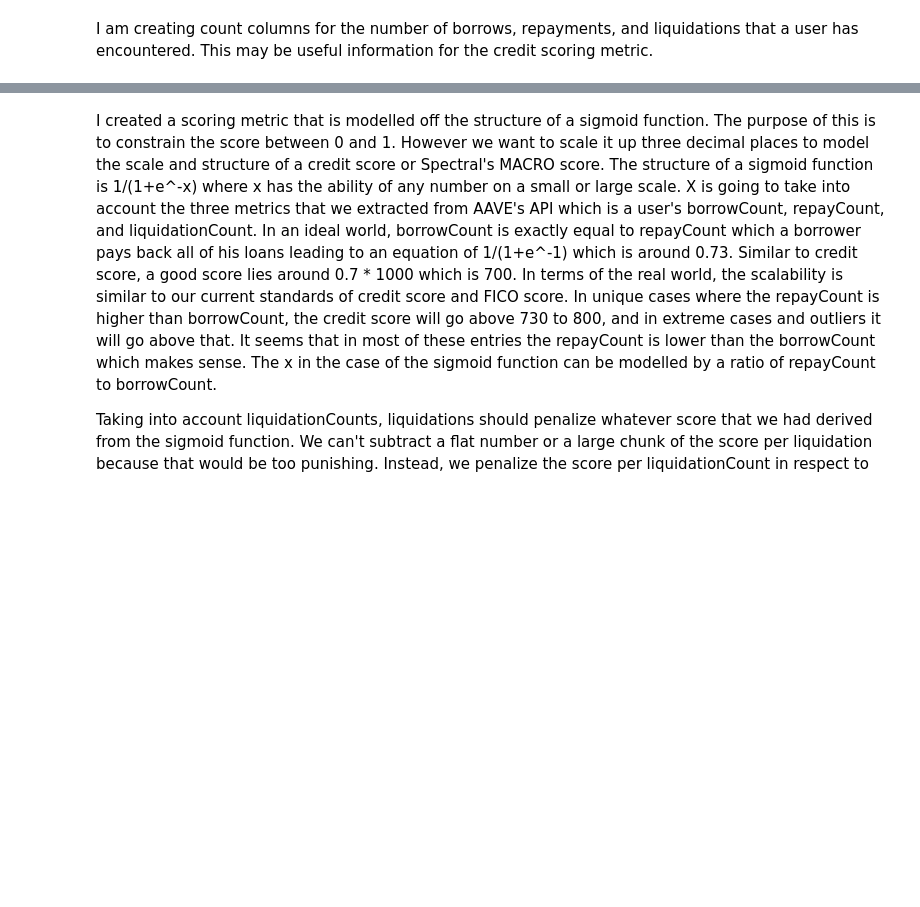
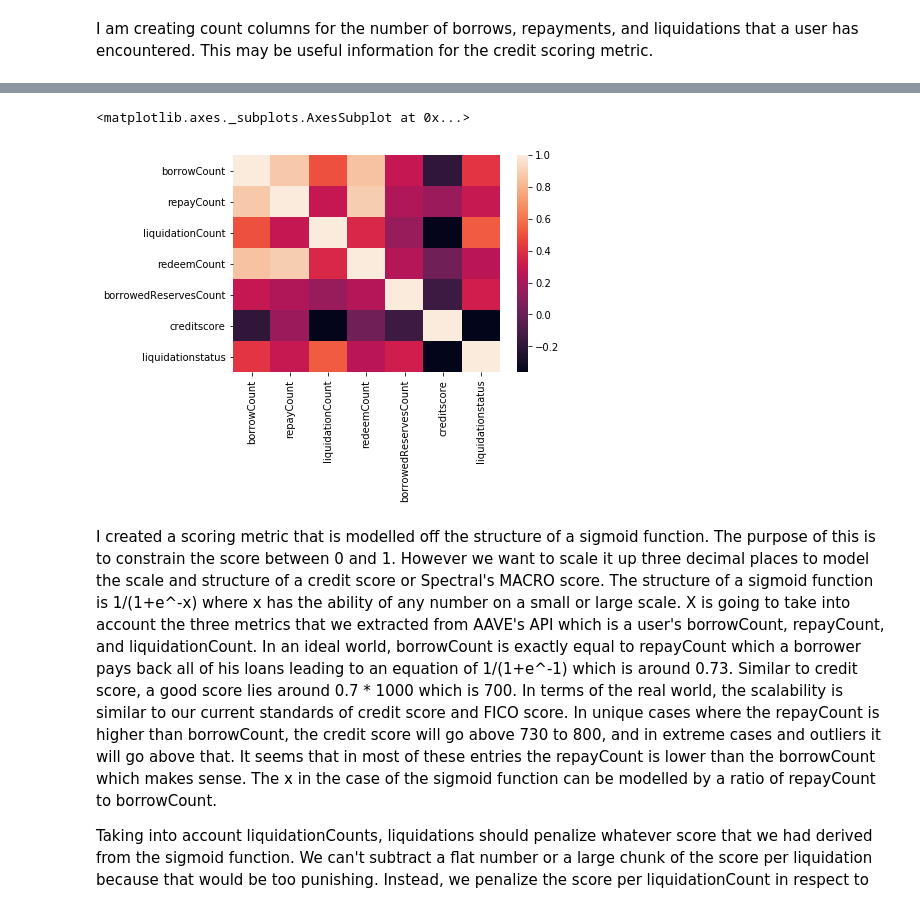
Before and after one commit to allenw097/SpectralFinance, a Jupyter notebook: Spectral Challenge.ipynb, the cells around one changed output, grey strips where cells are left out. Drawn from its saved outputs; the diff is of its cells as text; code cells hidden in the pictures; blank space fills up the shorter version.

```diff
--- a/Spectral Challenge.ipynb
+++ b/Spectral Challenge.ipynb
@@ -206,0 +264,3 @@ df
+# %%
+for i in range(len(df)):
+    df['borrowedReservesCount'][i] = df['user'][i]['borrowedReservesCount']
@@ -206,0 +287,6 @@ df
+# %%
+df['liquidationstatus'] = 0
+# %%
+for i in range(len(df)):
+    if df['liquidationCount'][i] != 0:
+        df['liquidationstatus'][i] = 1
@@ -207,3 +314,10 @@ df
+# %%
+corr = df.corr()
+# %%
+sns.heatmap(corr)
+# %% [output]
+<matplotlib.axes._subplots.AxesSubplot at 0x...>
+[figure, added]
 # %% [markdown]
 I created a scoring metric that is modelled off the structure of a sigmoid function. The purpose of this is to constrain the score between 0 and 1. However we want to scale it up three decimal places to model the scale and structure of a credit score or Spectral's MACRO score. The structure of a sigmoid function is 1/(1+e^-x) where x has the ability of any number on a small or large scale. X is going to take into account the three metrics that we extracted from AAVE's API which is a user's borrowCount, repayCount, and liquidationCount. In an ideal world, borrowCount is exactly equal to repayCount which a borrower pays back all of his loans leading to an equation of 1/(1+e^-1) which is around 0.73. Similar to credit score, a good score lies around 0.7 * 1000 which is 700. In terms of the real world, the scalability is similar to our current standards of credit score and FICO score. In unique cases where the repayCount is higher than borrowCount, the credit score will go above 730 to 800, and in extreme cases and outliers it will go above that. It seems that in most of these entries the repayCount is lower than the borrowCount which makes sense. The x in the case of the sigmoid function can be modelled by a ratio of repayCount to borrowCount.
 
```
Also changed, not shown: parts of 54 cells of this notebook.
